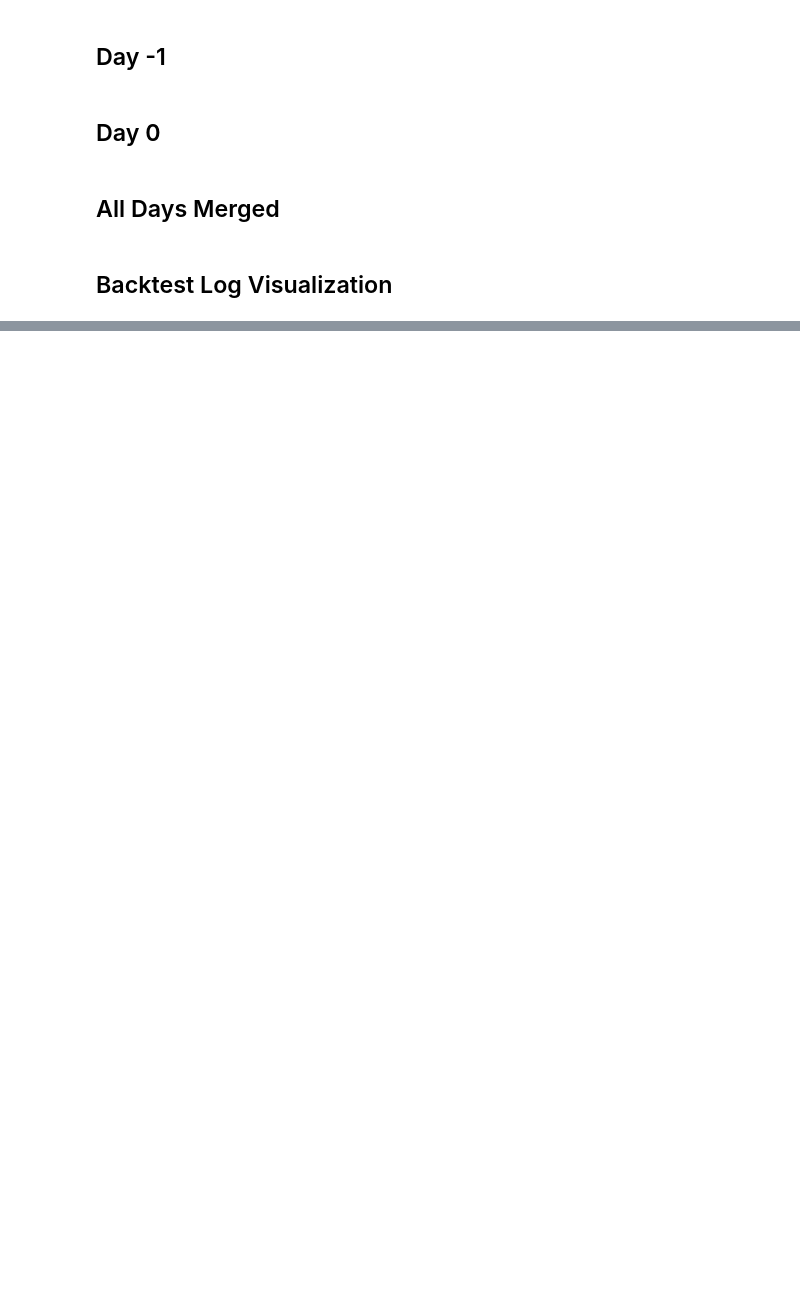
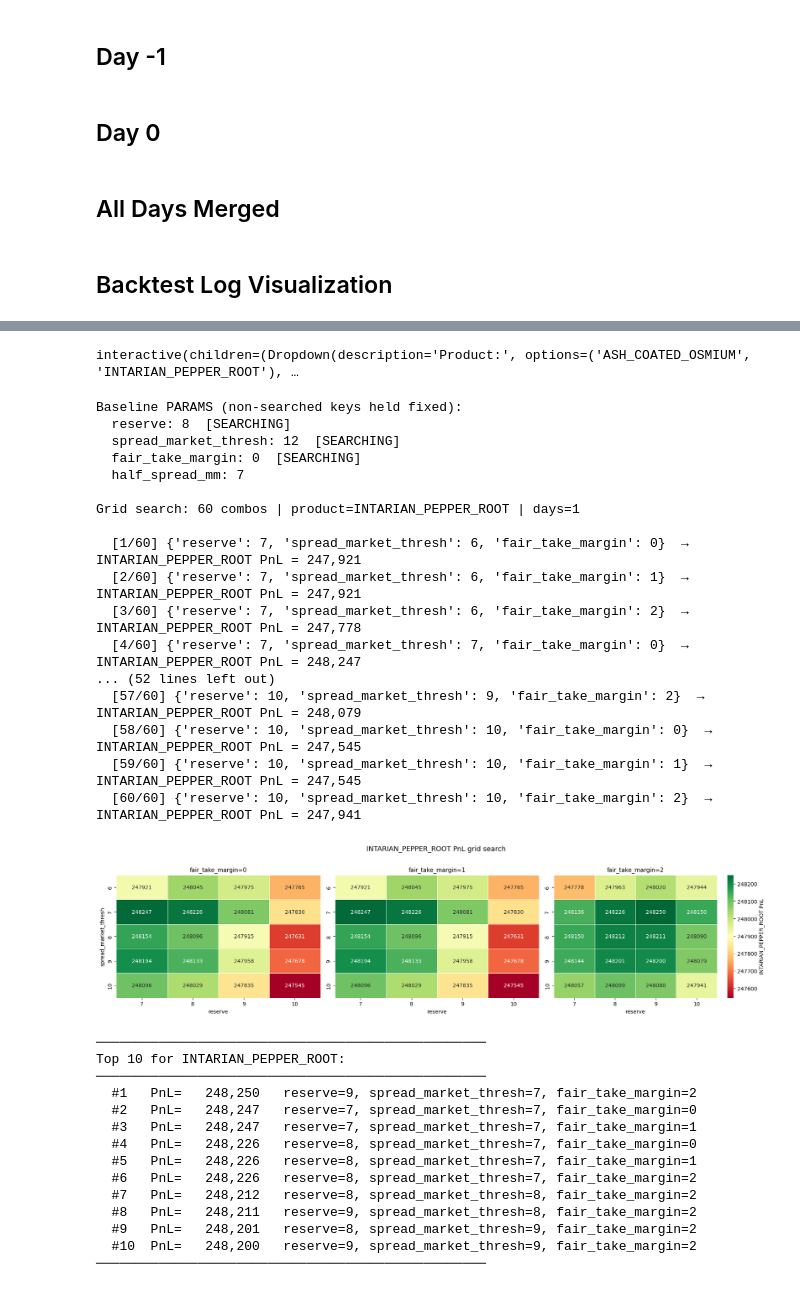
Before and after one commit to SuperPsych/IMCProsperity, a Jupyter notebook: DataExploration/round1.ipynb, the cells around one changed output, grey strips where cells are left out. Drawn from its saved outputs; the diff is of its cells as text; code cells hidden in the pictures; blank space fills up the shorter version.

```diff
--- a/DataExploration/round1.ipynb
+++ b/DataExploration/round1.ipynb
@@ -193,0 +294,51 @@ viz.visualize(renderer="browser")
+# %%
+viz.visualize(renderer = "browser")
+# %% [output]
+interactive(children=(Dropdown(description='Product:', options=('ASH_COATED_OSMIUM', 'INTARIAN_PEPPER_ROOT'), …
+# %%
+from grid_search import grid_search
+
+results = grid_search(
+    trader_file="../TradingAlgorithms/pepper_holder_v3.py",
+    days=1,                          # round 1 (all days)
+    product="INTARIAN_PEPPER_ROOT",
+    param_grid={
+        "reserve": [7, 8, 9, 10],
+        "spread_market_thresh": [6, 7, 8, 9, 10],
+        "fair_take_margin": [0, 1, 2,],
+    },
+    top_n=10,
+)
+# %% [output]
+Baseline PARAMS (non-searched keys held fixed):
+  reserve: 8  [SEARCHING]
+  spread_market_thresh: 12  [SEARCHING]
+  fair_take_margin: 0  [SEARCHING]
+  half_spread_mm: 7
+
+Grid search: 60 combos | product=INTARIAN_PEPPER_ROOT | days=1
+
+  [1/60] {'reserve': 7, 'spread_market_thresh': 6, 'fair_take_margin': 0}  →  INTARIAN_PEPPER_ROOT PnL = 247,921
+  [2/60] {'reserve': 7, 'spread_market_thresh': 6, 'fair_take_margin': 1}  →  INTARIAN_PEPPER_ROOT PnL = 247,921
+  [3/60] {'reserve': 7, 'spread_market_thresh': 6, 'fair_take_margin': 2}  →  INTARIAN_PEPPER_ROOT PnL = 247,778
+  [4/60] {'reserve': 7, 'spread_market_thresh': 7, 'fair_take_margin': 0}  →  INTARIAN_PEPPER_ROOT PnL = 248,247
+... (52 lines left out)
+  [57/60] {'reserve': 10, 'spread_market_thresh': 9, 'fair_take_margin': 2}  →  INTARIAN_PEPPER_ROOT PnL = 248,079
+  [58/60] {'reserve': 10, 'spread_market_thresh': 10, 'fair_take_margin': 0}  →  INTARIAN_PEPPER_ROOT PnL = 247,545
+  [59/60] {'reserve': 10, 'spread_market_thresh': 10, 'fair_take_margin': 1}  →  INTARIAN_PEPPER_ROOT PnL = 247,545
+  [60/60] {'reserve': 10, 'spread_market_thresh': 10, 'fair_take_margin': 2}  →  INTARIAN_PEPPER_ROOT PnL = 247,941
+[figure, added]
+──────────────────────────────────────────────────
+Top 10 for INTARIAN_PEPPER_ROOT:
+──────────────────────────────────────────────────
+  #1   PnL=   248,250   reserve=9, spread_market_thresh=7, fair_take_margin=2
+  #2   PnL=   248,247   reserve=7, spread_market_thresh=7, fair_take_margin=0
+  #3   PnL=   248,247   reserve=7, spread_market_thresh=7, fair_take_margin=1
+  #4   PnL=   248,226   reserve=8, spread_market_thresh=7, fair_take_margin=0
+  #5   PnL=   248,226   reserve=8, spread_market_thresh=7, fair_take_margin=1
+  #6   PnL=   248,226   reserve=8, spread_market_thresh=7, fair_take_margin=2
+  #7   PnL=   248,212   reserve=8, spread_market_thresh=8, fair_take_margin=2
+  #8   PnL=   248,211   reserve=9, spread_market_thresh=8, fair_take_margin=2
+  #9   PnL=   248,201   reserve=8, spread_market_thresh=9, fair_take_margin=2
+  #10  PnL=   248,200   reserve=9, spread_market_thresh=9, fair_take_margin=2
+──────────────────────────────────────────────────
```
Also changed, not shown: parts of 13 cells of this notebook, 4 other files.
